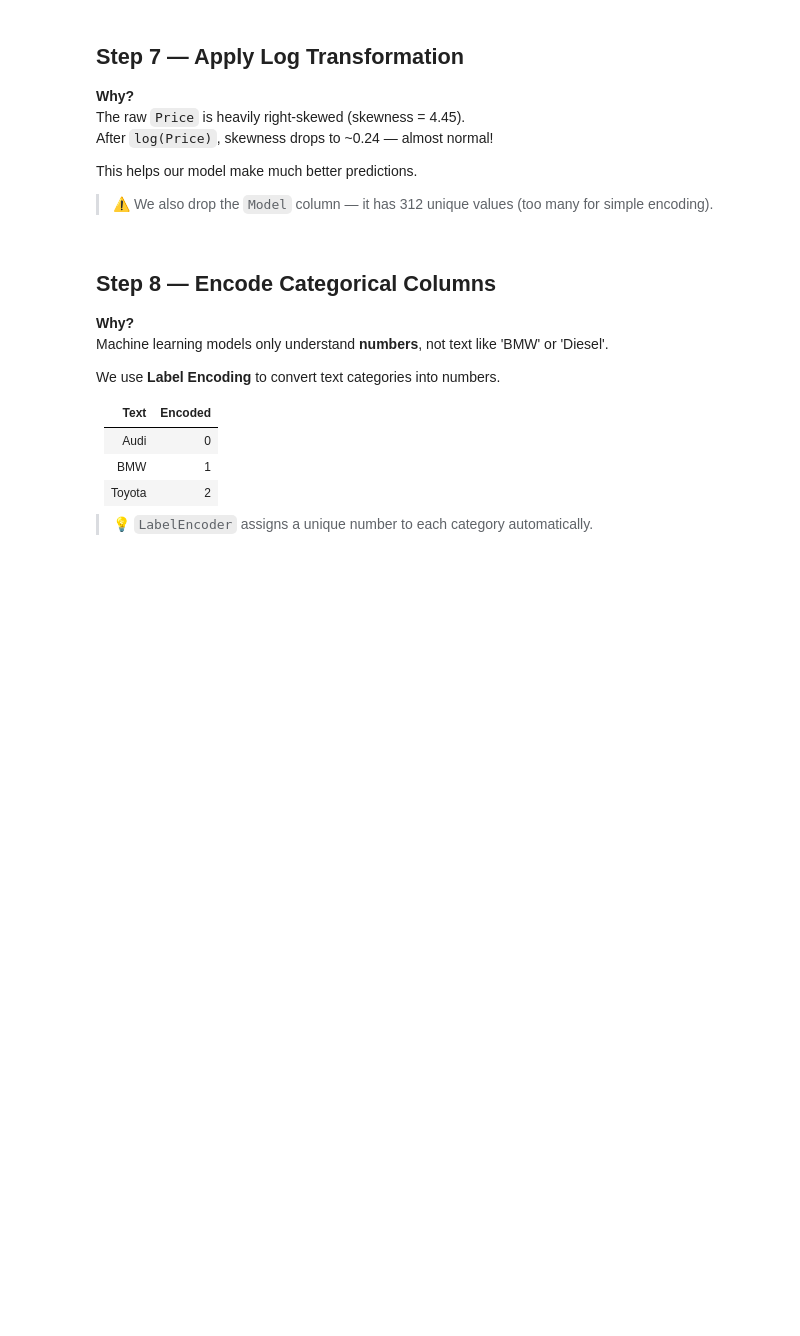
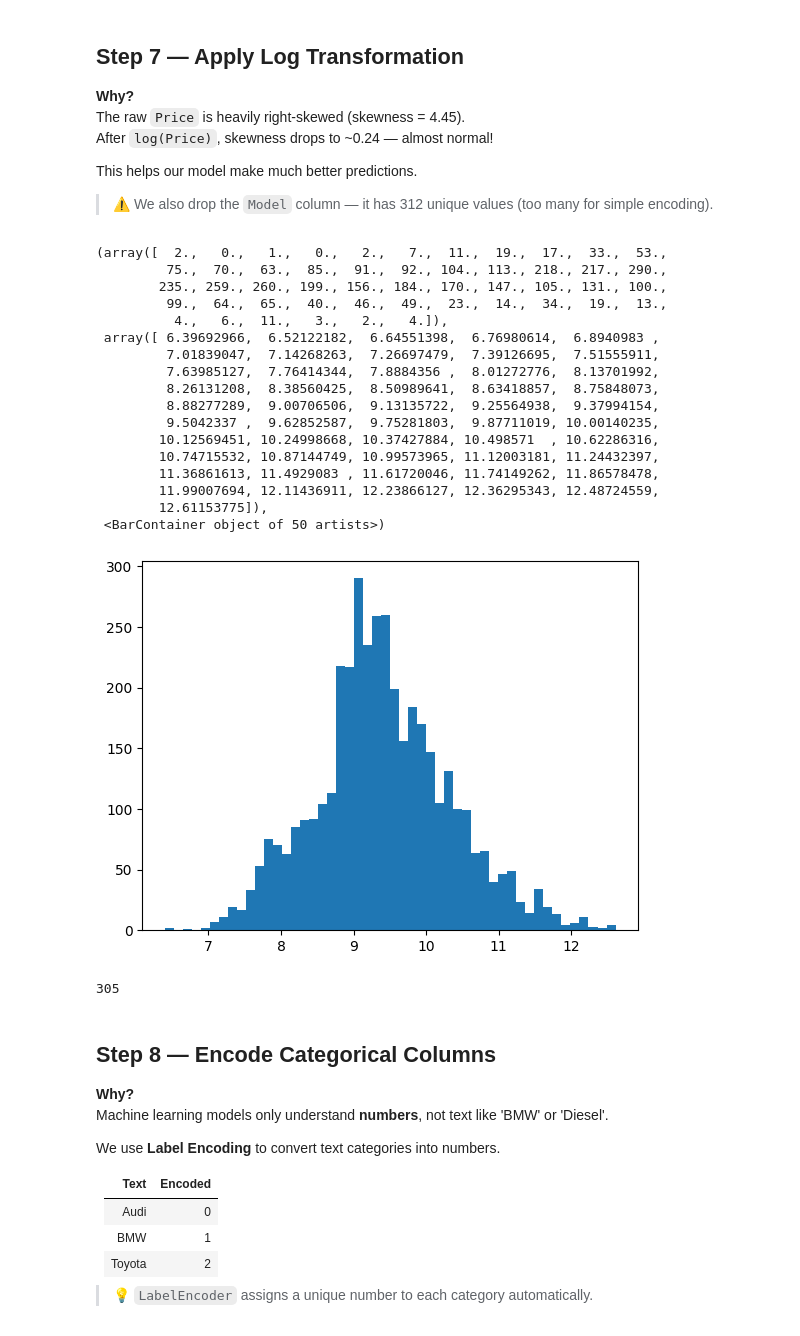
Before and after one commit to zamman365-glitch/Machine-Learning-, a Jupyter notebook: Linear_Ridge_&_Lasso_Regression_(1).ipynb, the cells around one changed output. Cells and saved outputs as stored; diff of their text form; code cells hidden in the pictures; blank space fills up the shorter version.

```diff
--- a/Linear_Ridge_&_Lasso_Regression_(1).ipynb
+++ b/Linear_Ridge_&_Lasso_Regression_(1).ipynb
@@ -149,6 +178,33 @@ After `log(Price)`, skewness drops to ~0.24 — almost normal!
 This helps our model make much better predictions.
 
 > ⚠️ We also drop the `Model` column — it has 312 unique values (too many for simple encoding).
+# %%
+df['Log_price']=np.log(df['Price'])
+
+plt.hist(df['Log_price'], bins=50)
+# %% [output]
+(array([  2.,   0.,   1.,   0.,   2.,   7.,  11.,  19.,  17.,  33.,  53.,
+         75.,  70.,  63.,  85.,  91.,  92., 104., 113., 218., 217., 290.,
+        235., 259., 260., 199., 156., 184., 170., 147., 105., 131., 100.,
+         99.,  64.,  65.,  40.,  46.,  49.,  23.,  14.,  34.,  19.,  13.,
+          4.,   6.,  11.,   3.,   2.,   4.]),
+ array([ 6.39692966,  6.52122182,  6.64551398,  6.76980614,  6.8940983 ,
+         7.01839047,  7.14268263,  7.26697479,  7.39126695,  7.51555911,
+         7.63985127,  7.76414344,  7.8884356 ,  8.01272776,  8.13701992,
+         8.26131208,  8.38560425,  8.50989641,  8.63418857,  8.75848073,
+         8.88277289,  9.00706506,  9.13135722,  9.25564938,  9.37994154,
+         9.5042337 ,  9.62852587,  9.75281803,  9.87711019, 10.00140235,
+        10.12569451, 10.24998668, 10.37427884, 10.498571  , 10.62286316,
+        10.74715532, 10.87144749, 10.99573965, 11.12003181, 11.24432397,
+        11.36861613, 11.4929083 , 11.61720046, 11.74149262, 11.86578478,
+        11.99007694, 12.11436911, 12.23866127, 12.36295343, 12.48724559,
+        12.61153775]),
+ <BarContainer object of 50 artists>)
+[figure, added]
+# %%
+df['Model'].nunique()
+# %% [output]
+305
 # %% [markdown]
 ## Step 8 — Encode Categorical Columns
 
```
Also changed, not shown: parts of 9 cells of this notebook.
